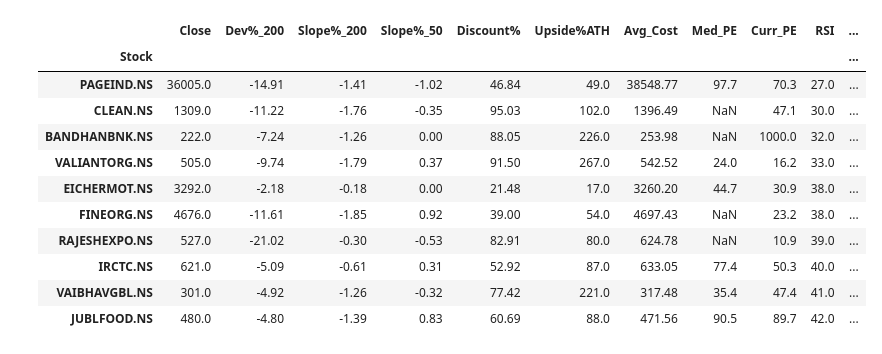
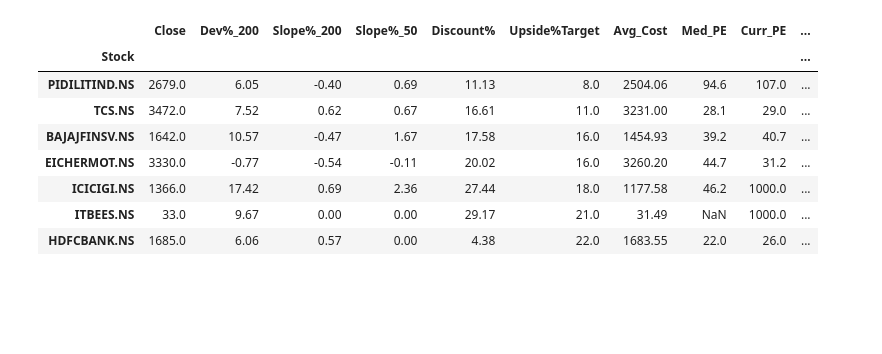
Before and after one commit to ankit-rathi/Data-Science-with-Python, a Jupyter notebook: Tradevesting/myProspects_Upside_Analysis_ATH.ipynb, the cells around one changed output. Cells and saved outputs as stored; diff of their text form; code cells hidden in the pictures; blank space fills up the shorter version.

```diff
--- a/Tradevesting/myProspects_Upside_Analysis_ATH.ipynb
+++ b/Tradevesting/myProspects_Upside_Analysis_ATH.ipynb
@@ -151,7 +152,7 @@ def get_current_pe(stock_name):
 
   link_blueprint = "https://www.screener.in/company/"
 
-  stocks = ['INDIGOPNTS', 'IRCTC', 'GILLETTE', 'PAGEIND']
+  stocks = ['INDIGOPNTS', 'IRCTC', 'GILLETTE', 'PAGEIND', 'BANDHANBNK']
 
   if stock_name in stocks:
     actual_link = link_blueprint + stock_name.upper()
@@ -249,6 +250,7 @@ for stock_id in stock_ids:
     tmp = tmp.tail(1)
     tmp['Avg_Cost'] = df_mypf[(df_mypf['Symbol']+'.NS') == stock_id.upper()]['AvgCost'].values[0]
     tmp['Shares'] = df_mypf[(df_mypf['Symbol']+'.NS') == stock_id.upper()]['Shares'].values[0]
+    tmp['Target'] = df_mypf[(df_mypf['Symbol']+'.NS') == stock_id.upper()]['Target'].values[0]
     tmp['Med_PE'] = df_mypf[(df_mypf['Symbol']+'.NS') == stock_id.upper()]['MedianPE'].values[0]
     tmp['Curr_PE'] = current_pe
     #tmp['BizOutlook'] = mypf[(mypf['Symbol']+'.NS') == stock_id.upper()]['BizOutlook'].values[0]
@@ -280,11 +282,12 @@ df_mypf['Stock'] = df_mypf['Symbol'] + '.NS'
 #df_prec_dev.drop(['Med_PE'], axis=1, inplace=True)
 # %%
 df_prec_dev['Discount%PE'] = round((df_prec_dev['Med_PE']-df_prec_dev['Curr_PE'])*100/(df_prec_dev['Med_PE']),0)
-#df_prec_dev['Upside%Estimate'] = round((df_prec_dev['Max']-df_prec_dev['Avg_Cost'])*100/(df_prec_dev['Avg_Cost']),0)
+df_prec_dev["Target"] = df_prec_dev["Target"].fillna(df_prec_dev["Max"])
+df_prec_dev['Upside%Target'] = round((df_prec_dev['Target']-df_prec_dev['Close'])*100/(df_prec_dev['Close']),0)
 df_prec_dev = df_prec_dev.set_index('Stock')
 # %%
 # portfolio stocks
-cols = ['Close',	'Dev%_200',	'Slope%_200',	'Slope%_50', 'Discount%',	'Upside%ATH',	'Avg_Cost',	'Med_PE',	'Curr_PE',	'RSI', 'Conviction', 'Discount%PE', 'LatestQtr', 'StarStock', 'Criteria', 'Strategy']
+cols = ['Close',	'Dev%_200',	'Slope%_200',	'Slope%_50', 'Discount%',	'Upside%Target',	'Avg_Cost',	'Med_PE',	'Curr_PE',	'RSI', 'Conviction', 'Discount%PE', 'LatestQtr', 'StarStock', 'Criteria', 'Strategy']
 tmp_df = df_prec_dev[cols]
 tmp_df = tmp_df[tmp_df.index.isin(df_mypf[df_mypf['InPortfolio'] == 1].Stock.values)]
 print('qualified stocks: '+str(tmp_df.shape[0]))
@@ -325,16 +331,13 @@ tmp_df[(tmp_df['Criteria'] == 'V40') | (tmp_df['Criteria'] == 'V40N')][tmp_df['D
 # %%
-# top 10 from portfolio for SIP
-tmp_df[tmp_df['Dev%_200'] < 0].sort_values(by = 'RSI', ascending=True).head(10)
+# top 5 from portfolio to book profit based on Upside%ATH
+tmp_df.sort_values(by = 'Upside%Target', ascending=True).head(7)
 # %% [output]
-|  | Close | Dev%_200 | Slope%_200 | Slope%_50 | Discount% | Upside%ATH | Avg_Cost | Med_PE | Curr_PE | RSI | ... |
-| Stock |  |  |  |  |  |  |  |  |  |  | ... |
-| PAGEIND.NS | 36005.0 | -14.91 | -1.41 | -1.02 | 46.84 | 49.0 | 38548.77 | 97.7 | 70.3 | 27.0 | ... |
-| CLEAN.NS | 1309.0 | -11.22 | -1.76 | -0.35 | 95.03 | 102.0 | 1396.49 | NaN | 47.1 | 30.0 | ... |
-| BANDHANBNK.NS | 222.0 | -7.24 | -1.26 | 0.00 | 88.05 | 226.0 | 253.98 | NaN | 1000.0 | 32.0 | ... |
-| VALIANTORG.NS | 505.0 | -9.74 | -1.79 | 0.37 | 91.50 | 267.0 | 542.52 | 24.0 | 16.2 | 33.0 | ... |
-| EICHERMOT.NS | 3292.0 | -2.18 | -0.18 | 0.00 | 21.48 | 17.0 | 3260.20 | 44.7 | 30.9 | 38.0 | ... |
-| FINEORG.NS | 4676.0 | -11.61 | -1.85 | 0.92 | 39.00 | 54.0 | 4697.43 | NaN | 23.2 | 38.0 | ... |
-| RAJESHEXPO.NS | 527.0 | -21.02 | -0.30 | -0.53 | 82.91 | 80.0 | 624.78 | NaN | 10.9 | 39.0 | ... |
-| IRCTC.NS | 621.0 | -5.09 | -0.61 | 0.31 | 52.92 | 87.0 | 633.05 | 77.4 | 50.3 | 40.0 | ... |
-| VAIBHAVGBL.NS | 301.0 | -4.92 | -1.26 | -0.32 | 77.42 | 221.0 | 317.48 | 35.4 | 47.4 | 41.0 | ... |
-| JUBLFOOD.NS | 480.0 | -4.80 | -1.39 | 0.83 | 60.69 | 88.0 | 471.56 | 90.5 | 89.7 | 42.0 | ... |
+|  | Close | Dev%_200 | Slope%_200 | Slope%_50 | Discount% | Upside%Target | Avg_Cost | Med_PE | Curr_PE | ... |
+| Stock |  |  |  |  |  |  |  |  |  | ... |
+| PIDILITIND.NS | 2679.0 | 6.05 | -0.40 | 0.69 | 11.13 | 8.0 | 2504.06 | 94.6 | 107.0 | ... |
+| TCS.NS | 3472.0 | 7.52 | 0.62 | 0.67 | 16.61 | 11.0 | 3231.00 | 28.1 | 29.0 | ... |
+| BAJAJFINSV.NS | 1642.0 | 10.57 | -0.47 | 1.67 | 17.58 | 16.0 | 1454.93 | 39.2 | 40.7 | ... |
+| EICHERMOT.NS | 3330.0 | -0.77 | -0.54 | -0.11 | 20.02 | 16.0 | 3260.20 | 44.7 | 31.2 | ... |
+| ICICIGI.NS | 1366.0 | 17.42 | 0.69 | 2.36 | 27.44 | 18.0 | 1177.58 | 46.2 | 1000.0 | ... |
+| ITBEES.NS | 33.0 | 9.67 | 0.00 | 0.00 | 29.17 | 21.0 | 31.49 | NaN | 1000.0 | ... |
+| HDFCBANK.NS | 1685.0 | 6.06 | 0.57 | 0.00 | 4.38 | 22.0 | 1683.55 | 22.0 | 26.0 | ... |
```
Also changed, not shown: parts of 20 cells of this notebook.
